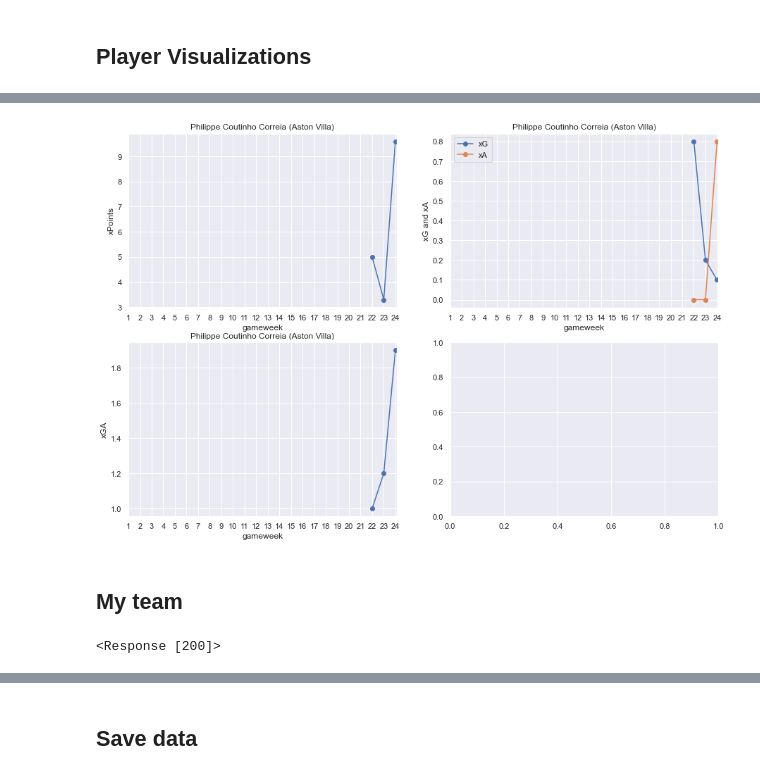
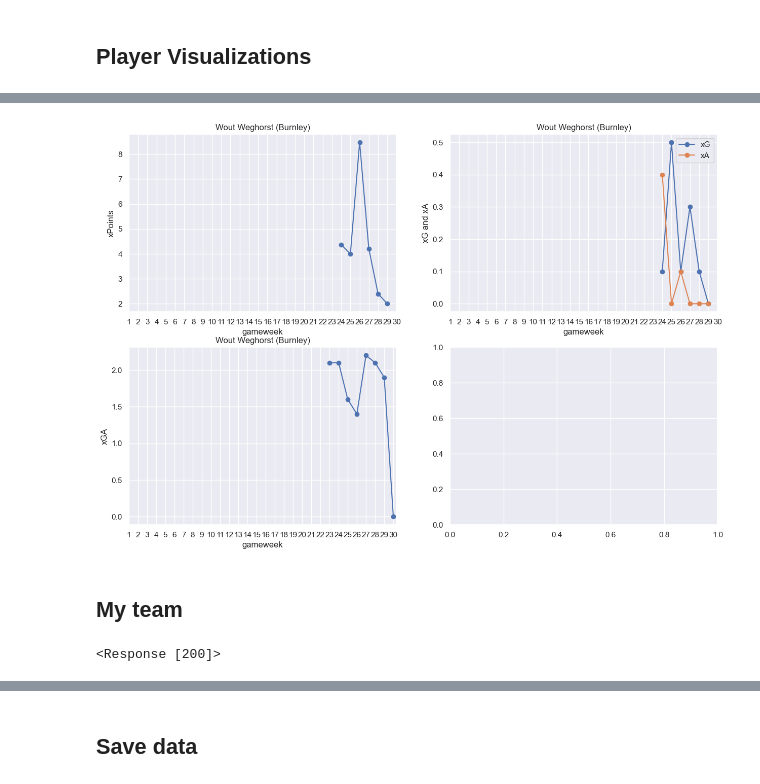
Before and after one commit to jaksticks/Fantasy-Premier-League, a Jupyter notebook: season21_22/notebooks/4. playerEvaluation.ipynb, the cells around one changed output, grey strips where cells are left out. Saved outputs shown, nothing was run; the diff lists cells and outputs as text; code cells hidden in the pictures.

```diff
--- a/season21_22/notebooks/4. playerEvaluation.ipynb
+++ b/season21_22/notebooks/4. playerEvaluation.ipynb
@@ -4,7 +4,7 @@
 Here we compare players based on their adjusted points. Also, we calculate some useful metrics using the adjusted points to further evaluate player performance in FPL.
 # %%
 # recent gameweek
-gameweek = 24
+gameweek = 30
 # %%
 # import basic libraries
 import pandas as pd
@@ -307,7 +307,7 @@ for i in range(1,gameweek+1):
 #display(column_xPoints)
 # %%
 # find player index
-name_string = 'Coutinho'
+name_string = 'Wegho'
 playersFound = df[df['web_name'].str.contains(name_string)]
 display(playersFound[['web_name','team_name','now_cost','games played','total_points','adjusted points',\
                       'points_per_game','adjusted points per game',f'gameweek {gameweek+1} prediction',\
@@ -349,4 +349,4 @@ plt.show()
-[figure, old version]
+[figure, new version]
 # %% [markdown]
 ## My team
 # %%
@@ -357,17 +357,37 @@ with open(filepath) as file:
     text = file.read().splitlines()
     email = text[0]
     password = text[1]
-# %%
-url = 'https://users.premierleague.com/accounts/login/'
-
-payload = {
-'password': password,
-'login': email,
-'redirect_uri': 'https://fantasy.premierleague.com/a/login', 'app': 'plfpl-web'
-}
-session.post(url, data=payload)
-# %% [output]
-<Response [200]>
+# %%
+url = 'https://users.premierleague.com/accounts/login/'
+
+payload = {
+'password': password,
+'login': email,
+'redirect_uri': 'https://fantasy.premierleague.com/a/login',
+#"redirect_uri": "https://fantasy.premierleague.com/",
+#'redirect_uri': 'https://fantasy.premierleague.com/api/bootstrap-static/',
+'app': 'plfpl-web'
+}
+
+headers = {
+   'authority': 'users.premierleague.com' ,
+   'cache-control': 'max-age=0' ,
+   'upgrade-insecure-requests': '1' ,
+   'origin': 'https://fantasy.premierleague.com' ,
+   'content-type': 'application/x-www-form-urlencoded' ,
+   'user-agent': 'Mozilla/5.0 (Macintosh; Intel Mac OS X 10_15_5) AppleWebKit/537.36 (KHTML, like Gecko) Chrome/83.0.4103.116 Safari/537.36' ,
+   'accept': 'text/html,application/xhtml+xml,application/xml;q=0.9,image/webp,image/apng,*/*;q=0.8,application/signed-exchange;v=b3;q=0.9' ,
+   'sec-fetch-site': 'same-site' ,
+   'sec-fetch-mode': 'navigate' ,
+   'sec-fetch-user': '?1' ,
+   'sec-fetch-dest': 'document' ,
+   'referer': 'https://fantasy.premierleague.com/my-team' ,
+   'accept-language': 'en-US,en;q=0.9,he;q=0.8' ,
+}
+
+session.post(url, data=payload, headers=headers)
+# %% [output]
+<Response [200]>
 # %%
 response = session.get('https://fantasy.premierleague.com/api/my-team/3202682')
 team = response.json()['picks']
```
Also changed, not shown: parts of 8 cells of this notebook, 21 other files.
